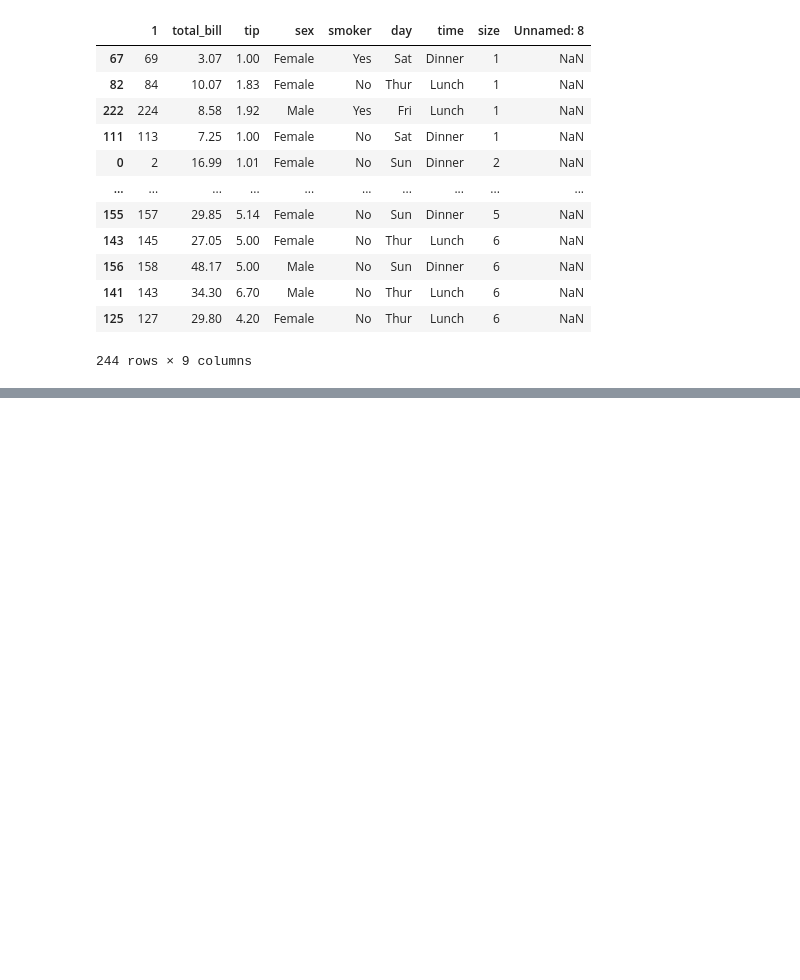
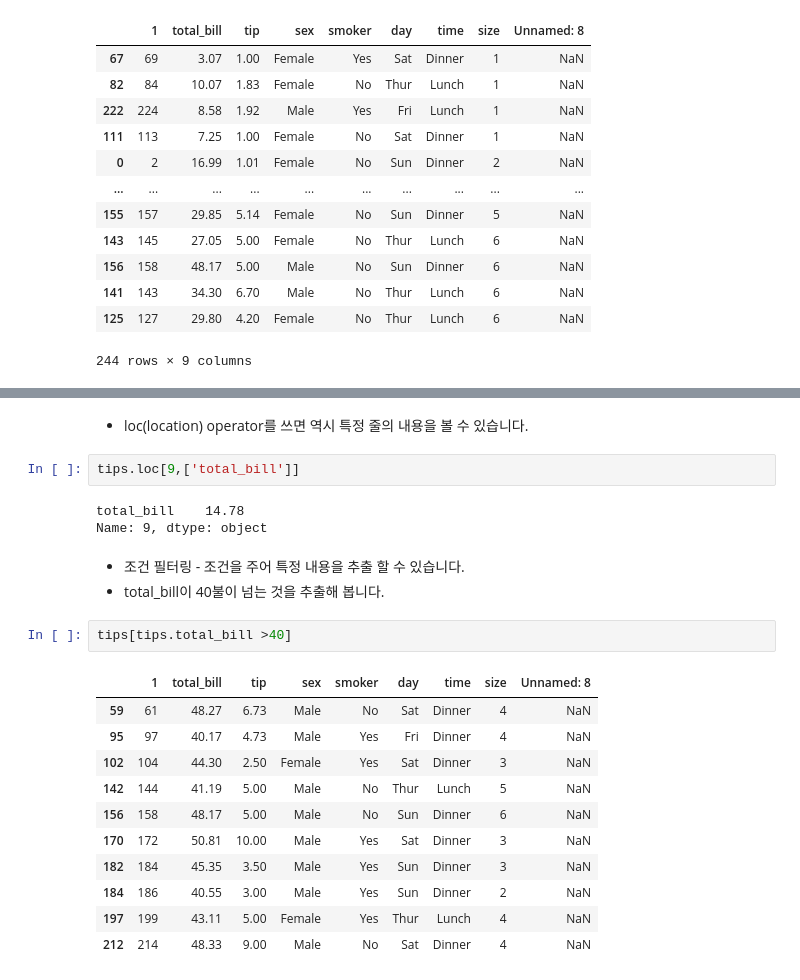
Before and after one commit to joshuajhchoi/ai2learn, a Jupyter notebook: 파이썬_처음하는_분들을_위한_8시간_만에_이해하는_머신_러닝_기초_수업_(7)_Pandas_기본_이해.ipynb, the cells around one changed output, grey strips where cells are left out. Cells and saved outputs as stored; diff of their text form; blank space fills up the shorter version.

```diff
--- a/파이썬_처음하는_분들을_위한_8시간_만에_이해하는_머신_러닝_기초_수업_(7)_Pandas_기본_이해.ipynb
+++ b/파이썬_처음하는_분들을_위한_8시간_만에_이해하는_머신_러닝_기초_수업_(7)_Pandas_기본_이해.ipynb
@@ -139,0 +208,24 @@ tips.sort_values('size', ascending=True)
+# %% [markdown]
+* loc(location) operator를 쓰면 역시 특정 줄의 내용을 볼 수 있습니다.
+# %%
+tips.loc[9,['total_bill']]
+# %% [output]
+total_bill    14.78
+Name: 9, dtype: object
+# %% [markdown]
+* 조건 필터링 -  조건을 주어 특정 내용을 추출 할 수 있습니다.
+* total_bill이 40불이 넘는 것을 추출해 봅니다.
+# %%
+tips[tips.total_bill >40]
+# %% [output]
+|  | 1 | total_bill | tip | sex | smoker | day | time | size | Unnamed: 8 |
+| 59 | 61 | 48.27 | 6.73 | Male | No | Sat | Dinner | 4 | NaN |
+| 95 | 97 | 40.17 | 4.73 | Male | Yes | Fri | Dinner | 4 | NaN |
+| 102 | 104 | 44.30 | 2.50 | Female | Yes | Sat | Dinner | 3 | NaN |
+| 142 | 144 | 41.19 | 5.00 | Male | No | Thur | Lunch | 5 | NaN |
+| 156 | 158 | 48.17 | 5.00 | Male | No | Sun | Dinner | 6 | NaN |
+| 170 | 172 | 50.81 | 10.00 | Male | Yes | Sat | Dinner | 3 | NaN |
+| 182 | 184 | 45.35 | 3.50 | Male | Yes | Sun | Dinner | 3 | NaN |
+| 184 | 186 | 40.55 | 3.00 | Male | Yes | Sun | Dinner | 2 | NaN |
+| 197 | 199 | 43.11 | 5.00 | Female | Yes | Thur | Lunch | 4 | NaN |
+| 212 | 214 | 48.33 | 9.00 | Male | No | Sat | Dinner | 4 | NaN |
```
Also changed, not shown: parts of 15 cells of this notebook.
